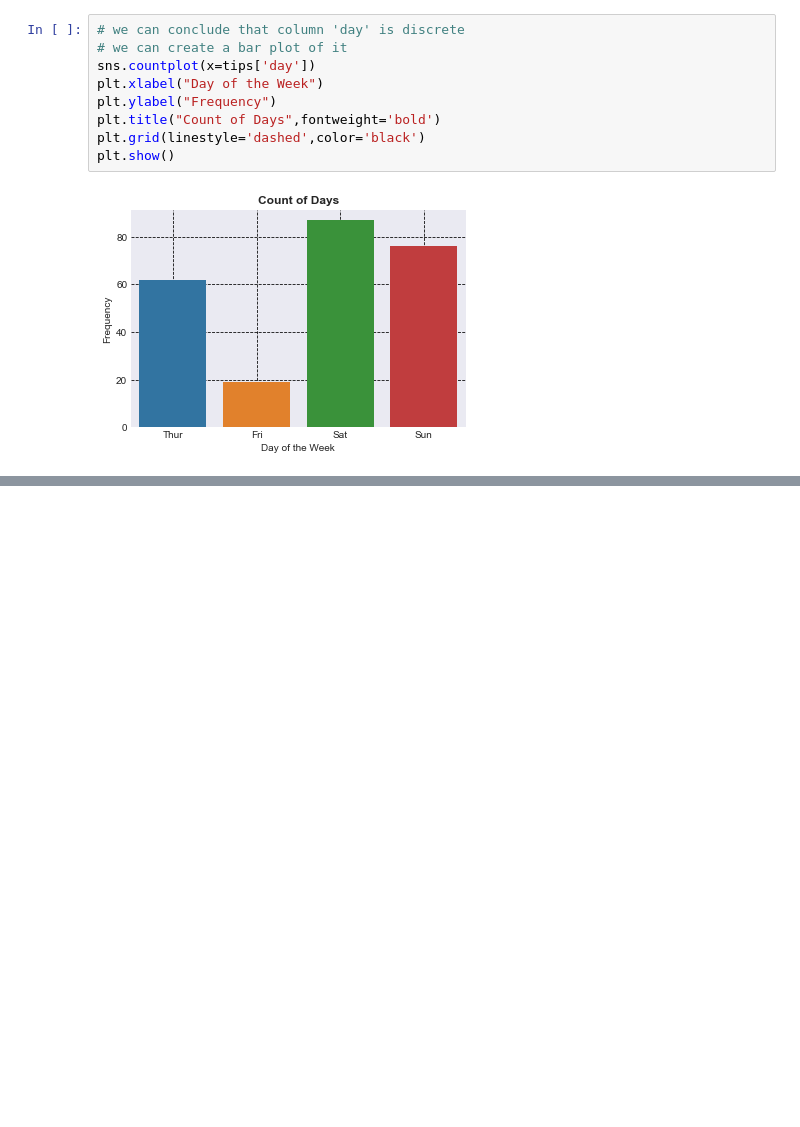
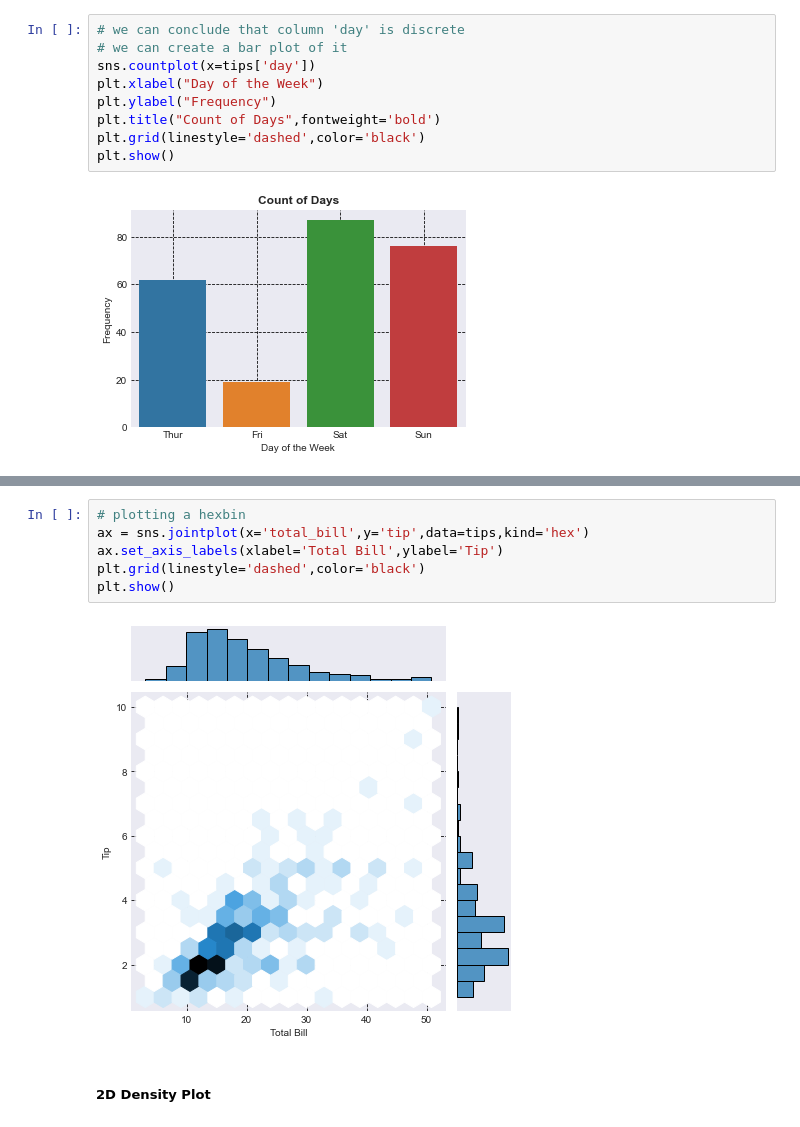
Before and after one commit to prakharjadaun/ML-Learn-With-Me, a Jupyter notebook: 06 - Introduction To Plotting.ipynb, the cells around one changed output, grey strips where cells are left out. Cells and saved outputs as stored; diff of their text form; blank space fills up the shorter version.

```diff
--- a/06 - Introduction To Plotting.ipynb
+++ b/06 - Introduction To Plotting.ipynb
@@ -411,0 +456,10 @@ plt.show()
+# %%
+# plotting a hexbin
+ax = sns.jointplot(x='total_bill',y='tip',data=tips,kind='hex')
+ax.set_axis_labels(xlabel='Total Bill',ylabel='Tip')
+plt.grid(linestyle='dashed',color='black')
+plt.show()
+# %% [output]
+[figure, added]
+# %% [markdown]
+##### **2D Density Plot**
```
Also changed, not shown: parts of 8 cells of this notebook.
